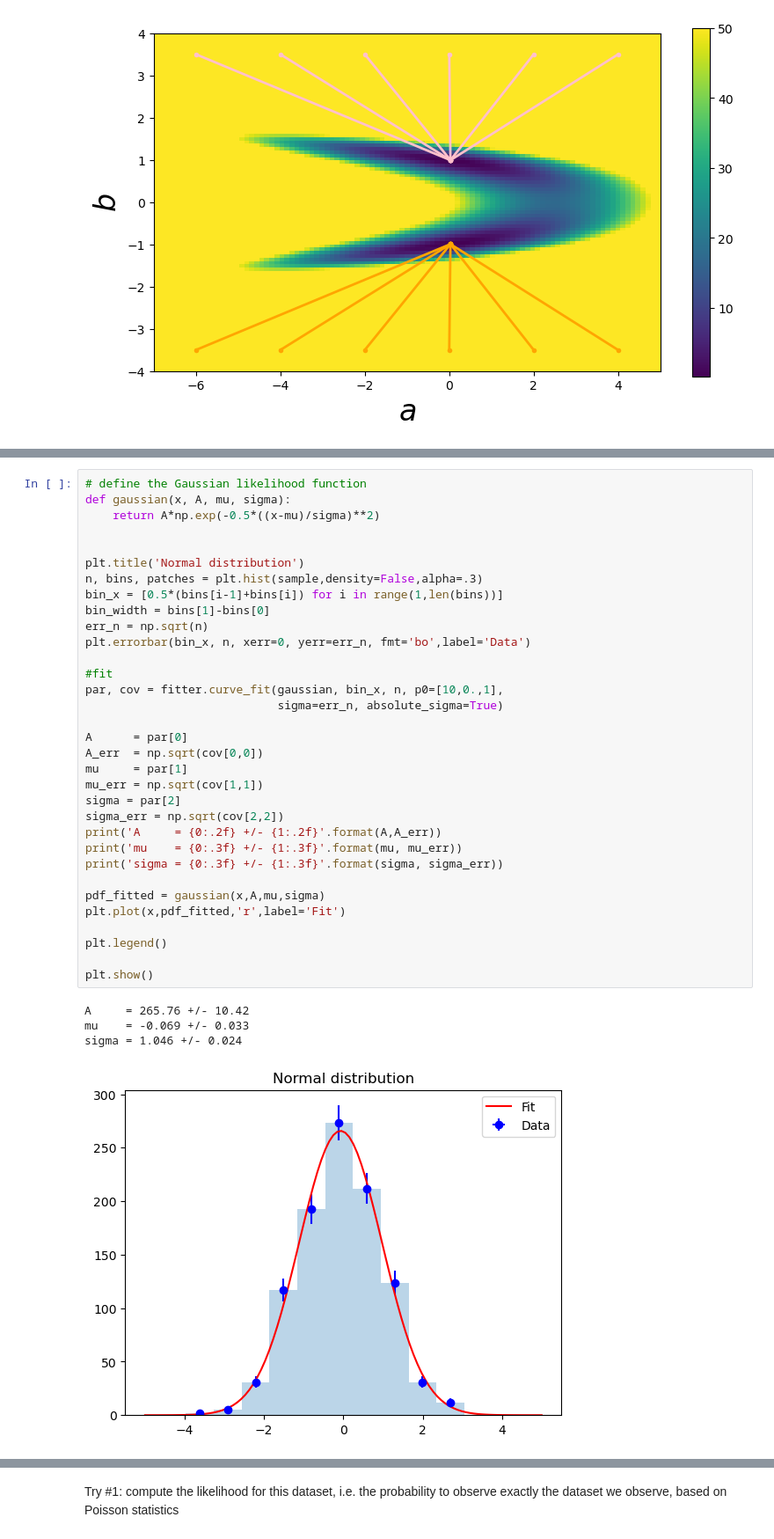
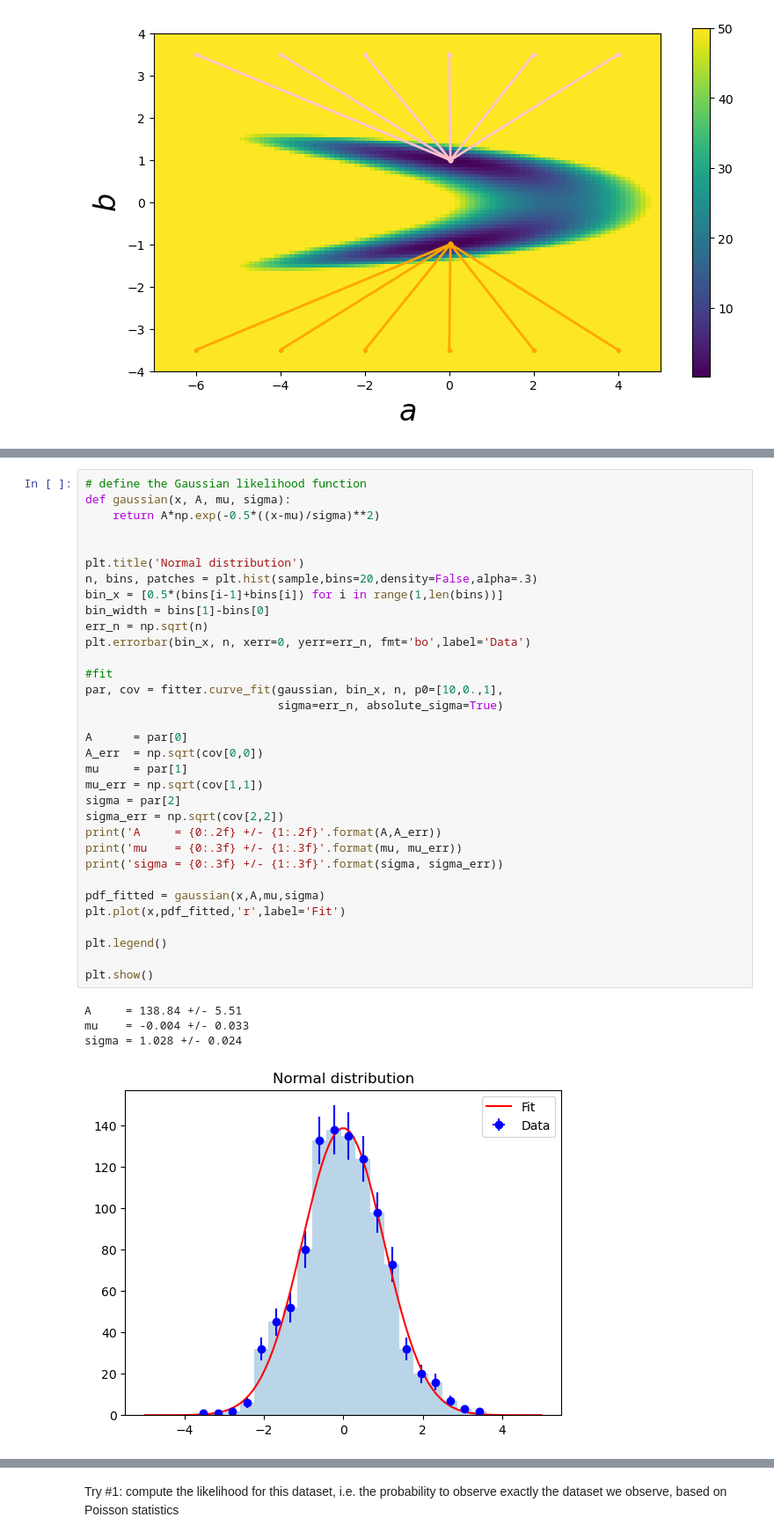
Before and after one commit to ds-connectors/Physics-88-SP23, a Jupyter notebook: Week07/L05/Lecture05.ipynb, the cells around one changed output, grey strips where cells are left out. Shown at 88% size. Saved outputs shown, nothing was run; the diff lists cells and outputs as text.

```diff
--- a/Week07/L05/Lecture05.ipynb
+++ b/Week07/L05/Lecture05.ipynb
@@ -575,35 +577,35 @@ def gaussian(x, A, mu, sigma):
     return A*np.exp(-0.5*((x-mu)/sigma)**2)
 
 
 plt.title('Normal distribution')
-n, bins, patches = plt.hist(sample,density=False,alpha=.3)
+n, bins, patches = plt.hist(sample,bins=20,density=False,alpha=.3)
 bin_x = [0.5*(bins[i-1]+bins[i]) for i in range(1,len(bins))]
 bin_width = bins[1]-bins[0]
 err_n = np.sqrt(n)
 plt.errorbar(bin_x, n, xerr=0, yerr=err_n, fmt='bo',label='Data')
 
 #fit
 par, cov = fitter.curve_fit(gaussian, bin_x, n, p0=[10,0.,1],
                             sigma=err_n, absolute_sigma=True)
 
 A      = par[0]
 A_err  = np.sqrt(cov[0,0])
 mu     = par[1]
 mu_err = np.sqrt(cov[1,1])
 sigma = par[2]
 sigma_err = np.sqrt(cov[2,2])
 print('A     = {0:.2f} +/- {1:.2f}'.format(A,A_err))
 print('mu    = {0:.3f} +/- {1:.3f}'.format(mu, mu_err))
 print('sigma = {0:.3f} +/- {1:.3f}'.format(sigma, sigma_err))
 
 pdf_fitted = gaussian(x,A,mu,sigma)
 plt.plot(x,pdf_fitted,'r',label='Fit')
 
 plt.legend()
 
 plt.show()
 # %% [output]
-A     = 265.76 +/- 10.42
-mu    = -0.069 +/- 0.033
-sigma = 1.046 +/- 0.024
+A     = 138.84 +/- 5.51
+mu    = -0.004 +/- 0.033
+sigma = 1.028 +/- 0.024
-[figure, old version]
+[figure, new version]
```
Also changed, not shown: parts of 9 cells of this notebook.
